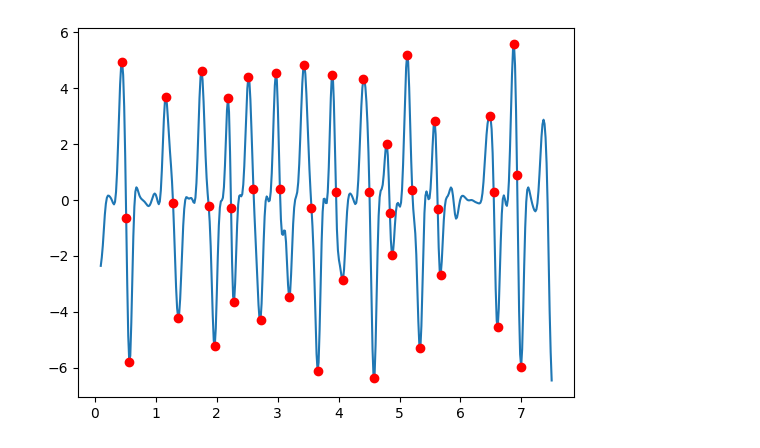
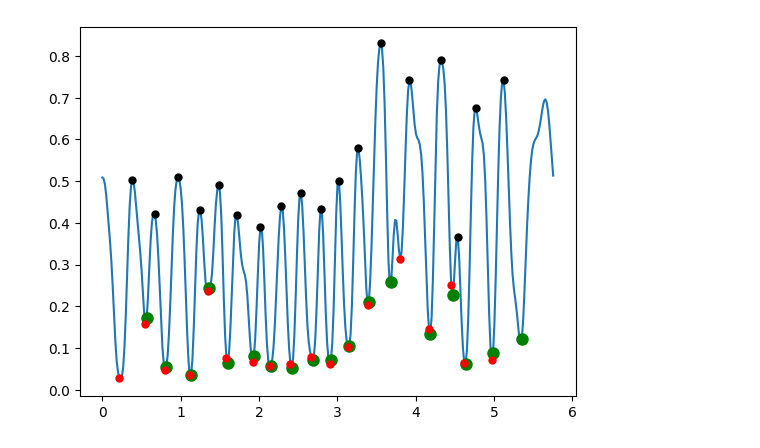
Before and after one commit to dguari1/TestNormalization, a Jupyter notebook: ProcessData.ipynb, the cells around one changed output. Drawn from its saved outputs; the diff is of its cells as text; code cells hidden in the pictures.

```diff
--- a/ProcessData.ipynb
+++ b/ProcessData.ipynb
@@ -214,6 +217,6 @@ from finderPeaksSignal import peakFinder
 import matplotlib.pyplot as plt
 # %%
 
-f = open(os.path.join('/Users/diegoguarin/Documents/Github/TestNormalization/GoodQualityJSONFiles/001_DBS_OFF_01112023_FT_R.json'))
+f = open(os.path.join('/Users/diegoguarin/Documents/Github/TimeSeriesClassification/allJSONFilesCON/PD_0029.json'))
 data = json.load(f)
 f.close()
@@ -247,0 +559,11 @@ distance, velocity, peaks, indexPositiveVelocity, indexNegativeVelocity = peakFi
+# %%
+plt.plot(time_vector, velocity)
+for peak in indexPositiveVelocity:
+    plt.plot(time_vector[peak['maxSpeedIndex']], velocity[peak['maxSpeedIndex']], 'ro', alpha=0.25)
+    plt.plot(time_vector[peak['valleyIndex']], velocity[peak['valleyIndex']], 'ro')
+    # plt.plot(time_vector[peak['peakIndex']], up_sample_signal[peak['peakIndex']], 'ro')
+
+# for peak in indexNegativeVelocity:
+#     plt.plot(time_vector[peak['maxSpeedIndex']], velocity[peak['maxSpeedIndex']], 'go', alpha=0.25)
+#     plt.plot(time_vector[peak['valleyIndex']], velocity[peak['valleyIndex']], 'go')
+#     # plt.plot(time_vector[peak['peakIndex']], up_sample_signal[peak['peakIndex']], 'ro')
@@ -247,0 +572,11 @@ distance, velocity, peaks, indexPositiveVelocity, indexNegativeVelocity = peakFi
+# %%
+plt.plot(time_vector, rawSignal)
+for peak in indexPositiveVelocity:
+    # plt.plot(time_vector[peak['maxSpeedIndex']], up_sample_signal[peak['maxSpeedIndex']], 'ro')
+    plt.plot(time_vector[peak['valleyIndex']], rawSignal[peak['valleyIndex']], 'ro')
+    plt.plot(time_vector[peak['peakIndex']], rawSignal[peak['peakIndex']], 'ro', alpha=0.25)
+
+# for peak in indexNegativeVelocity:
+#     # plt.plot(time_vector[peak['maxSpeedIndex']], up_sample_signal[peak['maxSpeedIndex']], 'ro')
+#     plt.plot(time_vector[peak['valleyIndex']], rawSignal[peak['valleyIndex']], 'go')
+#     plt.plot(time_vector[peak['peakIndex']], up_sample_signal[peak['peakIndex']], 'go', alpha=0.25)
@@ -247,0 +585,11 @@ distance, velocity, peaks, indexPositiveVelocity, indexNegativeVelocity = peakFi
+# %%
+plt.plot(time_vector, rawSignal)
+# for peak in indexPositiveVelocity:
+#     # plt.plot(time_vector[peak['maxSpeedIndex']], up_sample_signal[peak['maxSpeedIndex']], 'ro')
+#     plt.plot(time_vector[peak['valleyIndex']], rawSignal[peak['valleyIndex']], 'ro')
+#     plt.plot(time_vector[peak['peakIndex']], up_sample_signal[peak['peakIndex']], 'ro', alpha=0.25)
+
+for peak in indexNegativeVelocity:
+    # plt.plot(time_vector[peak['maxSpeedIndex']], up_sample_signal[peak['maxSpeedIndex']], 'ro')
+    plt.plot(time_vector[peak['valleyIndex']], rawSignal[peak['valleyIndex']], 'go')
+    plt.plot(time_vector[peak['peakIndex']], rawSignal[peak['peakIndex']], 'go', alpha=0.25)
@@ -248,8 +598,9 @@ distance, velocity, peaks, indexPositiveVelocity, indexNegativeVelocity = peakFi
 # %%
-plt.plot(time_vector, velocity)
+plt.plot(time_vector, rawSignal)
 for peak in peaks:
-    plt.plot(time_vector[peak['openingMaxSpeedIndex']], velocity[peak['openingMaxSpeedIndex']], 'ro')
-    plt.plot(time_vector[peak['closingMaxSpeedIndex']], velocity[peak['closingMaxSpeedIndex']], 'ro')
-    plt.plot(time_vector[peak['peakIndex']], velocity[peak['peakIndex']], 'ro')
+    # plt.plot(time_vector[peak['maxSpeedIndex']], up_sample_signal[peak['maxSpeedIndex']], 'ro')
+    plt.plot(time_vector[peak['openingValleyIndex']], rawSignal[peak['openingValleyIndex']], 'ro', markersize=5)
+    plt.plot(time_vector[peak['closingValleyIndex']], rawSignal[peak['closingValleyIndex']], 'go', markersize=8)
+    plt.plot(time_vector[peak['peakIndex']], rawSignal[peak['peakIndex']], 'ko', markersize=5)
 # %% [output]
-[figure, old version]
+[figure, new version]
```
Also changed, not shown: parts of 21 cells of this notebook, 6 other files.
